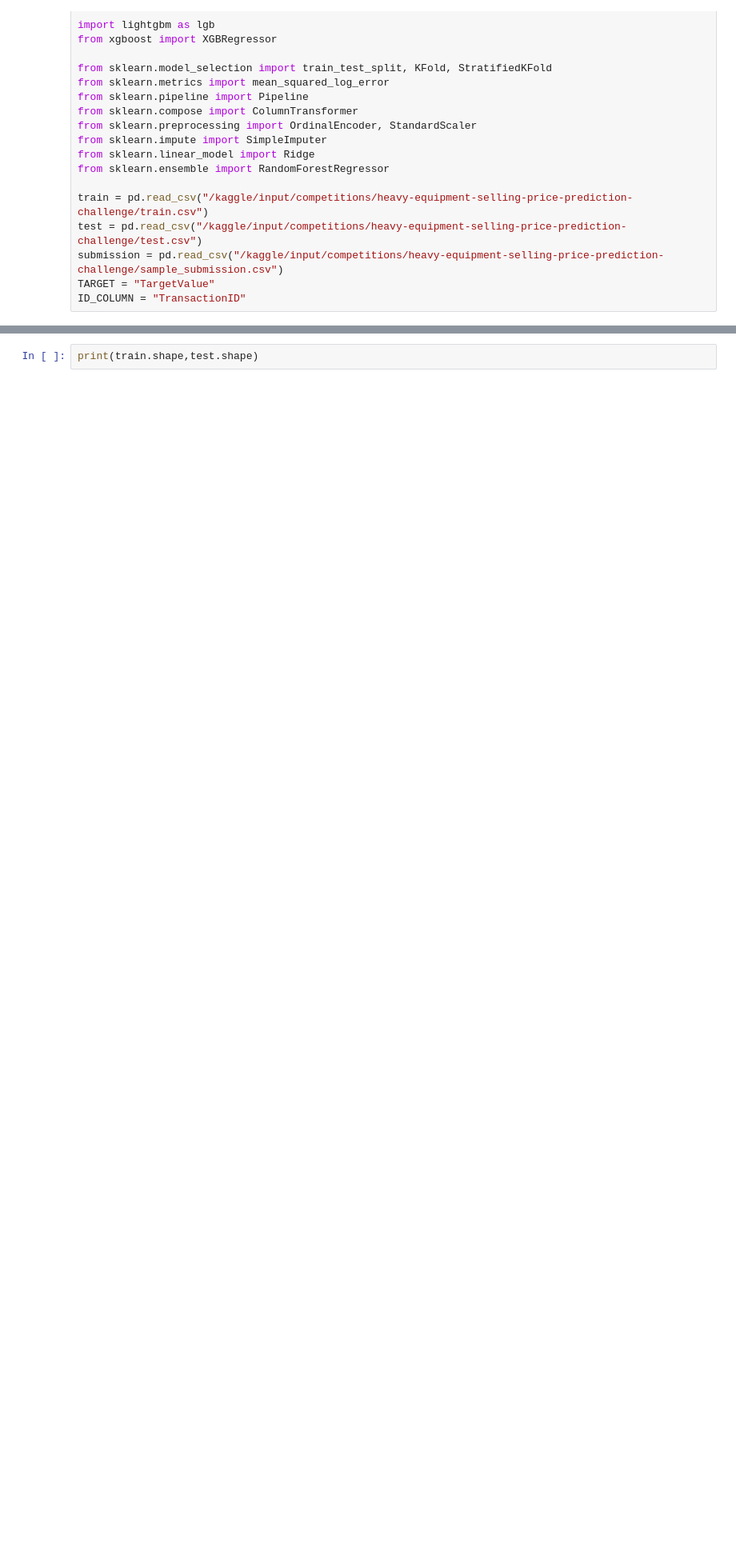
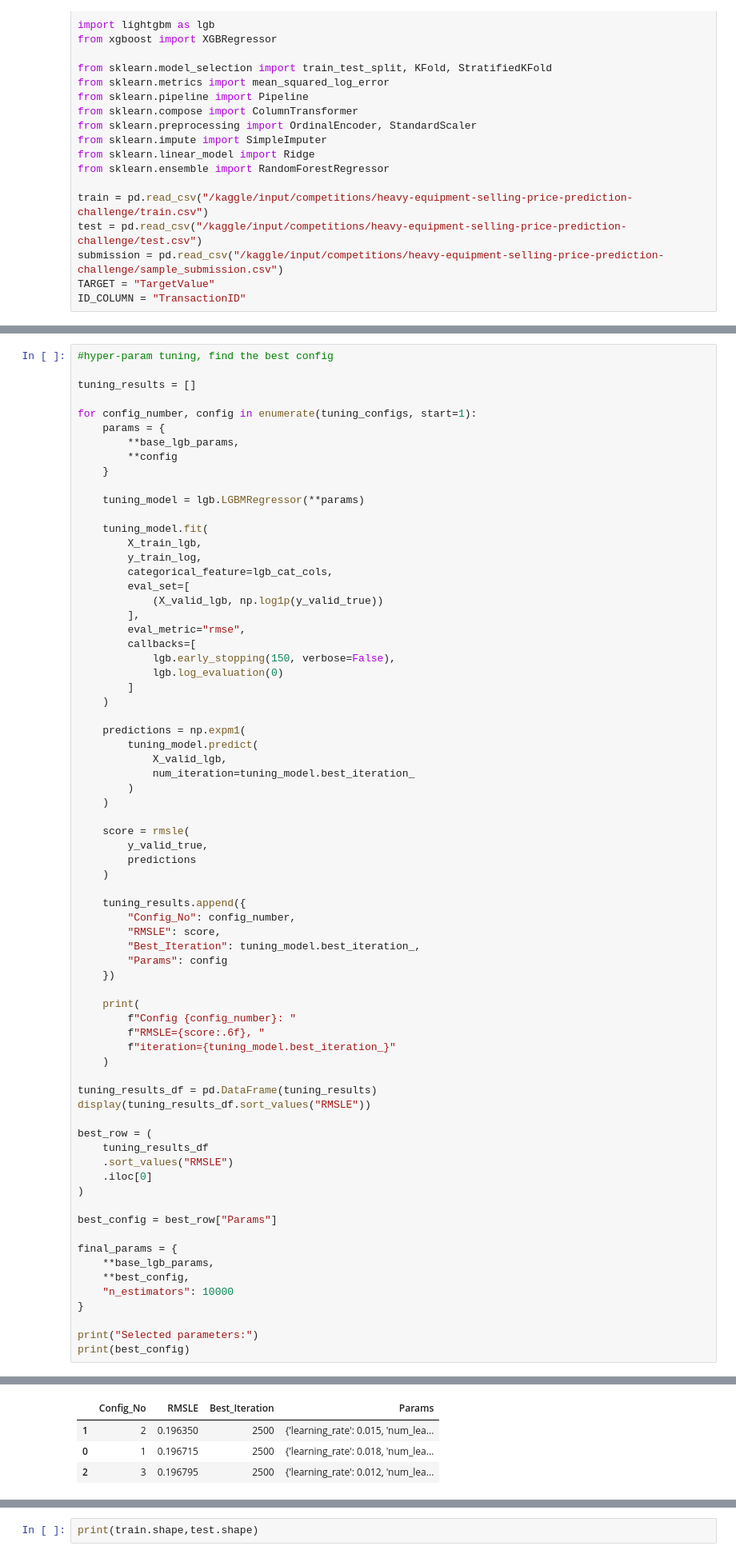
Before and after one commit to Karvy-Singh/Machine-Learning-Project-IITM-Diploma, a Jupyter notebook: main.ipynb, the cells around one changed output, grey strips where cells are left out. Shown at 80% size. Saved outputs shown, nothing was run; the diff lists cells and outputs as text; blank space fills up the shorter version.

```diff
--- a/main.ipynb
+++ b/main.ipynb
@@ -724,0 +694,72 @@ Config 3 RMSLE: 0.1967952233532938
+# %%
+#hyper-param tuning, find the best config
+
+tuning_results = []
+
+for config_number, config in enumerate(tuning_configs, start=1):
+    params = {
+        **base_lgb_params,
+        **config
+    }
+
+    tuning_model = lgb.LGBMRegressor(**params)
+
+    tuning_model.fit(
+        X_train_lgb,
+        y_train_log,
+        categorical_feature=lgb_cat_cols,
+        eval_set=[
+            (X_valid_lgb, np.log1p(y_valid_true))
+        ],
+        eval_metric="rmse",
+        callbacks=[
+            lgb.early_stopping(150, verbose=False),
+            lgb.log_evaluation(0)
+        ]
+    )
+
+    predictions = np.expm1(
+        tuning_model.predict(
+            X_valid_lgb,
+            num_iteration=tuning_model.best_iteration_
+        )
+    )
+
+    score = rmsle(
+        y_valid_true,
+        predictions
+    )
+
+    tuning_results.append({
+        "Config_No": config_number,
+        "RMSLE": score,
+        "Best_Iteration": tuning_model.best_iteration_,
+        "Params": config
+    })
+
+    print(
+        f"Config {config_number}: "
+        f"RMSLE={score:.6f}, "
+        f"iteration={tuning_model.best_iteration_}"
+    )
+
+tuning_results_df = pd.DataFrame(tuning_results)
+display(tuning_results_df.sort_values("RMSLE"))
+
+best_row = (
+    tuning_results_df
+    .sort_values("RMSLE")
+    .iloc[0]
+)
+
+best_config = best_row["Params"]
+
+final_params = {
+    **base_lgb_params,
+    **best_config,
+    "n_estimators": 10000
+}
+
+print("Selected parameters:")
+print(best_config)
+# %% [output]
@@ -724,0 +769,4 @@ Config 3 RMSLE: 0.1967952233532938
+|  | Config_No | RMSLE | Best_Iteration | Params |
+| 1 | 2 | 0.196350 | 2500 | {'learning_rate': 0.015, 'num_lea... |
+| 0 | 1 | 0.196715 | 2500 | {'learning_rate': 0.018, 'num_lea... |
+| 2 | 3 | 0.196795 | 2500 | {'learning_rate': 0.012, 'num_lea... |
```
Also changed, not shown: parts of 16 cells of this notebook.
